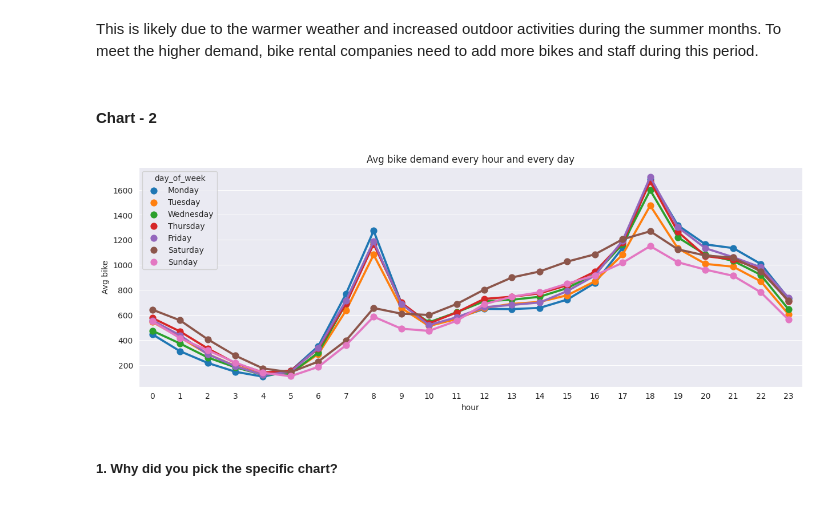
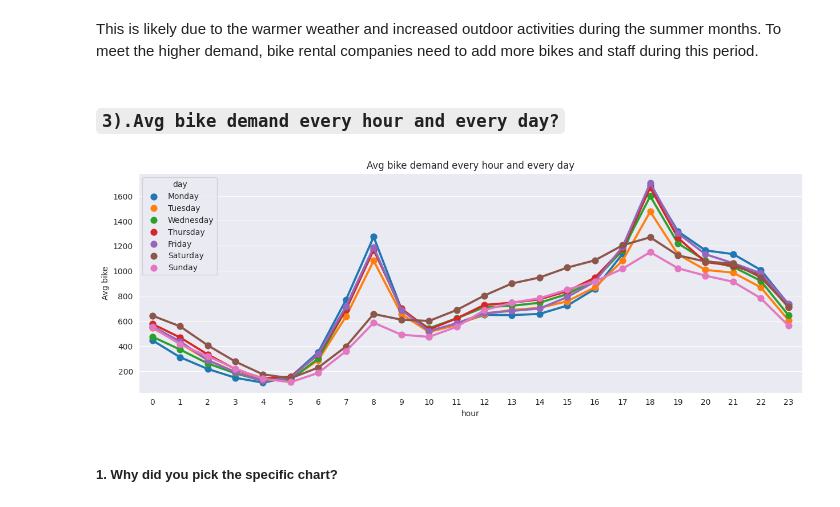
Before and after one commit to Vijaysiraw/ML_Regression_Bike_Sharing_Demand_Prediction, a Jupyter notebook: ML_Regression_Bike_Sharing_Demand_Prediction.ipynb, the cells around one changed output. Cells and saved outputs as stored; diff of their text form; code cells hidden in the pictures.

```diff
--- a/ML_Regression_Bike_Sharing_Demand_Prediction.ipynb
+++ b/ML_Regression_Bike_Sharing_Demand_Prediction.ipynb
@@ -322,3 +327,3 @@ sb['date'] = pd.to_datetime(sb['date'])
 # %%
 #Creating new columns for day in dataset
-sb['day_of_week']=sb['date'].apply(lambda x : x.strftime('%A'))
+sb['day']=sb['date'].apply(lambda x : x.strftime('%A'))
@@ -328 +330,5 @@ sb['month']=sb['date'].apply(lambda x : x.month)
+# %%
+#Dropping the date column
+#Here we are dropping the date column because it don't have any significance in further analysis
+sb.drop(['date'],inplace=True,axis=1)
 # %%
@@ -373,23 +443,22 @@ We find that in the middle of the year, rented bike demand is highest. The bike
 Are there any insights that lead to negative growth? Justify with specific reason.
 # %% [markdown]
 This is likely due to the warmer weather and increased outdoor activities during the summer months. To meet the higher demand, bike rental companies need to add more bikes and staff during this period.
-# %% [markdown]
-#### Chart - 2
+# %% [markdown]
+### **`3).Avg bike demand every hour and every day?`**
 # %%
-# Chart - 2 visualization code
 #grouping the data according to days
-daily_prediction=round(sb.groupby(['day_of_week','hour'])['rented_bike_count'].mean().reset_index(),2)
+daily_prediction=round(sb.groupby(['day','hour'])['rented_bike_count'].mean().reset_index(),2)
 # %%
 plt=reload(plt)
 sns.set_style('darkgrid')
 plt.figure(figsize=(15,5))
 hue_order=['Monday', 'Tuesday','Wednesday','Thursday','Friday','Saturday','Sunday']
-sns.pointplot(x='hour',y='rented_bike_count',data=daily_prediction,hue='day_of_week',hue_order=hue_order)
+sns.pointplot(x='hour',y='rented_bike_count',data=daily_prediction,hue='day',hue_order=hue_order)
 plt.title('Avg bike demand every hour and every day')
 plt.ylabel('Avg bike')
 plt.show()
 # %% [output]
-[figure, old version]
+[figure, new version]
 # %% [markdown]
 ##### 1. Why did you pick the specific chart?
 # %% [markdown]
```
Also changed, not shown: parts of 148 cells of this notebook.
